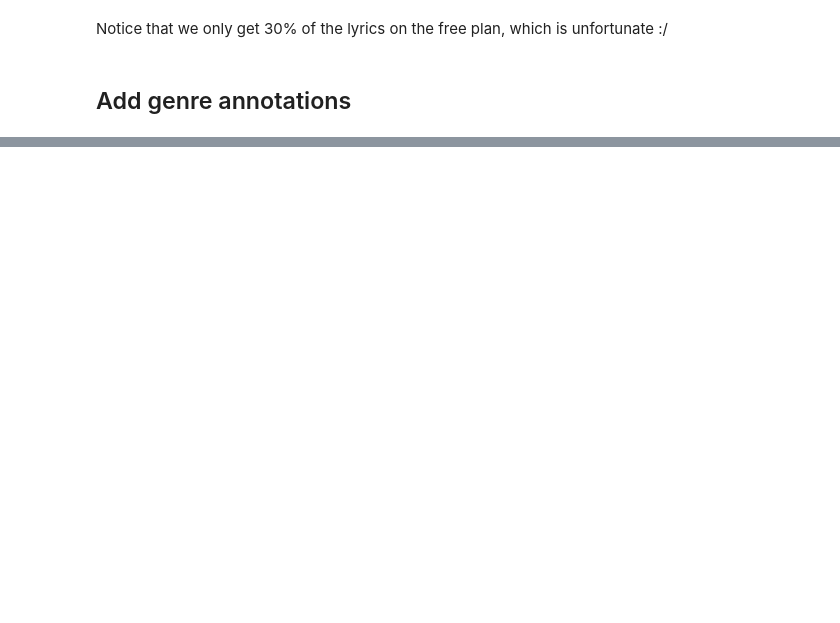
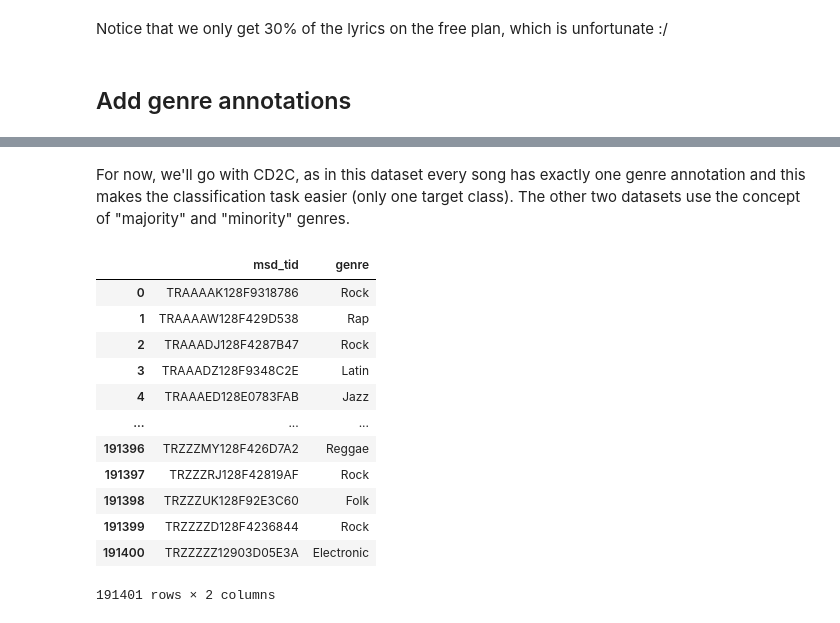
Before and after one commit to Sejmou/tuwien-nlp-2022w-group12, a Jupyter notebook: data-crawl_attempt2.ipynb, the cells around one changed output, grey strips where cells are left out. Cells and saved outputs as stored; diff of their text form; code cells hidden in the pictures; blank space fills up the shorter version.

```diff
--- a/data-crawl_attempt2.ipynb
+++ b/data-crawl_attempt2.ipynb
@@ -219,0 +235,2 @@ TODO
+# %% [markdown]
+For now, we'll go with CD2C, as in this dataset every song has exactly one genre annotation and this makes the classification task easier (only one target class). The other two datasets use the concept of "majority" and "minority" genres.
@@ -219,0 +250,16 @@ TODO
+# %%
+tagtraum_cd2c
+# %% [output]
+|  | msd_tid | genre |
+| 0 | TRAAAAK128F9318786 | Rock |
+| 1 | TRAAAAW128F429D538 | Rap |
+| 2 | TRAAADJ128F4287B47 | Rock |
+| 3 | TRAAADZ128F9348C2E | Latin |
+| 4 | TRAAAED128E0783FAB | Jazz |
+| ... | ... | ... |
+| 191396 | TRZZZMY128F426D7A2 | Reggae |
+| 191397 | TRZZZRJ128F42819AF | Rock |
+| 191398 | TRZZZUK128F92E3C60 | Folk |
+| 191399 | TRZZZZD128F4236844 | Rock |
+| 191400 | TRZZZZZ12903D05E3A | Electronic |
+191401 rows × 2 columns
```
Also changed, not shown: parts of 37 cells of this notebook.
